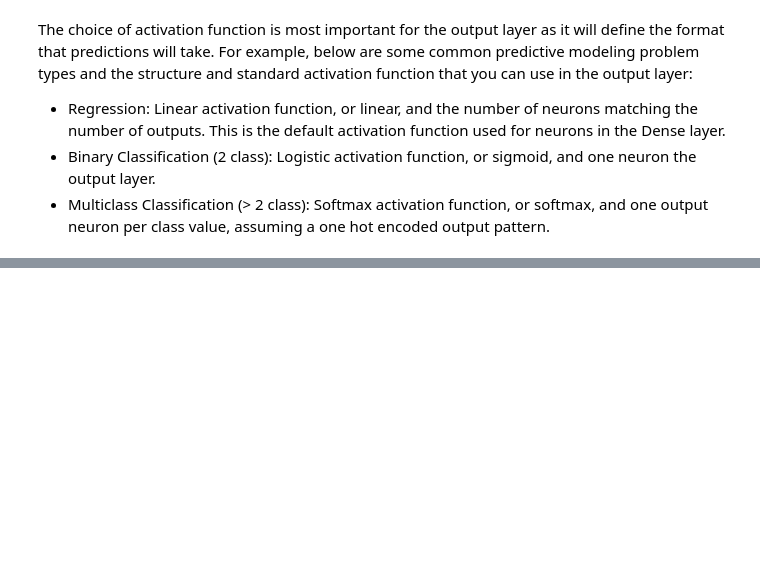
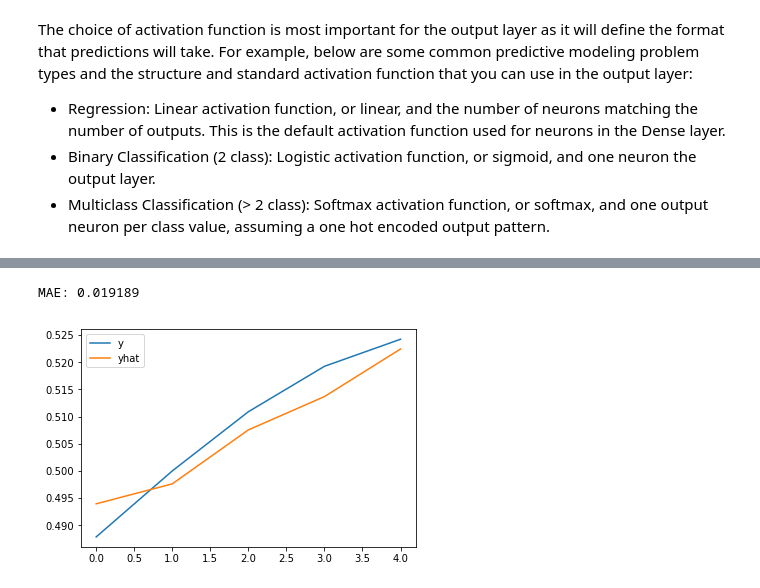
Before and after one commit to xtr33me/lstm-lovin, a Jupyter notebook: latest-keras.ipynb, the cells around one changed output, grey strips where cells are left out. Cells and saved outputs as stored; diff of their text form; code cells hidden in the pictures; blank space fills up the shorter version.

```diff
--- a/latest-keras.ipynb
+++ b/latest-keras.ipynb
@@ -12,0 +268,12 @@ The choice of activation function is most important for the output layer as it w
+# %%
+#Define and compile our actual model
+length = 50
+output = 5
+memory_cells = 20
+
+model = Sequential()
+model.add(LSTM(memory_cells, return_sequences=True, input_shape=(length, 1)))
+model.add(LSTM(memory_cells))
+model.add(Dense(output))
+model.compile(loss='mae', optimizer='adam')#Mean Absolute error
+model.summary()
@@ -12,0 +294,8 @@ The choice of activation function is most important for the output layer as it w
+# %%
+#Let's fit this using some randomly generated examples
+#We will try to ave the model predict the last few timesteps
+#of a damped sine wave
+#We will set our batch size to 10 so our weights will be updated and
+#LSTM memory cell states reset after 10 samples
+X, y = generate_examples(length, 10000, output)
+model.fit(X, y, batch_size=10, nb_epoch=1)
@@ -12,0 +306,17 @@ The choice of activation function is most important for the output layer as it w
+# %%
+#Eval
+X, y = generate_examples(length, 1000, output)
+loss = model.evaluate(X, y, verbose=0)
+print('MAE: %f' % loss)
+# %% [output]
+MAE: 0.019189
+# %%
+#predict with plots...just because it's prettier
+X, y = generate_examples(length, 1, output)
+yhat = model.predict(X, verbose=0)
+pyplot.plot(y[0], label='y')
+pyplot.plot(yhat[0], label='yhat')
+pyplot.legend()
+pyplot.show()
+# %% [output]
+[figure, added]
```
Also changed, not shown: parts of 57 cells of this notebook.
